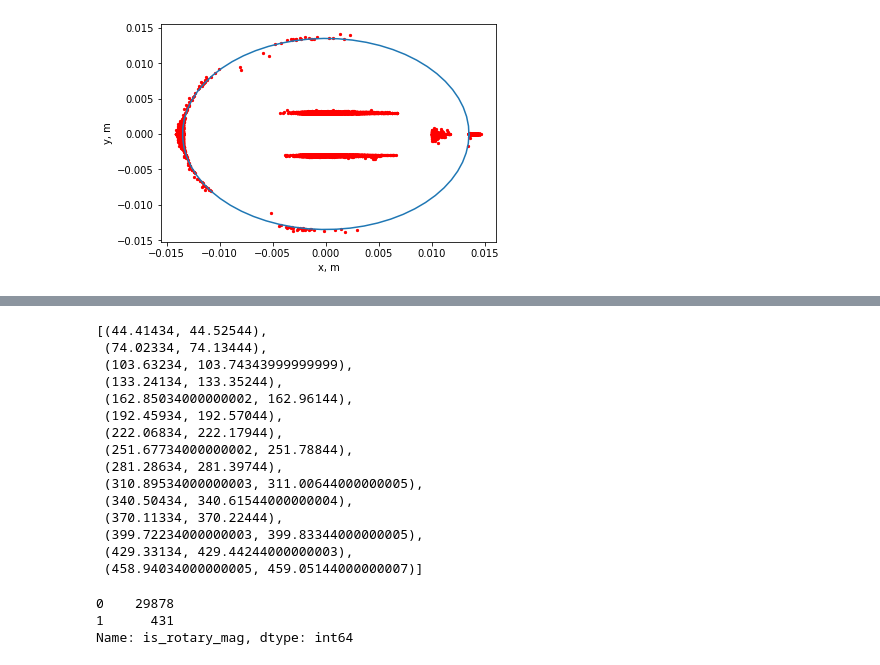
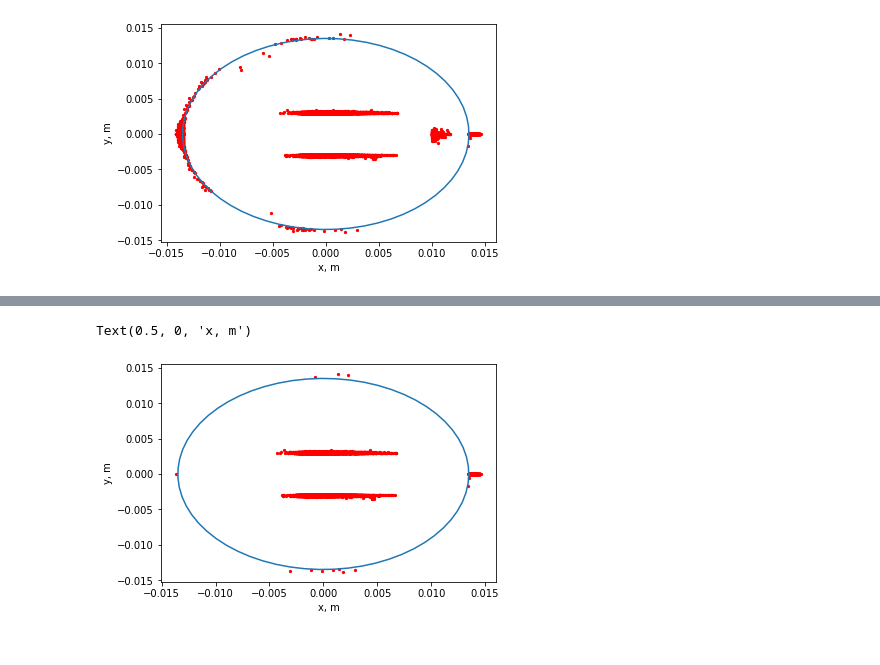
Before and after one commit to iremaize/jupyter, a Jupyter notebook: E_distrib.ipynb, the cells around one changed output, grey strips where cells are left out. Drawn from its saved outputs; the diff is of its cells as text; code cells hidden in the pictures.

```diff
--- a/E_distrib.ipynb
+++ b/E_distrib.ipynb
@@ -164,2 +102,0 @@ lost1_bladeless.plot(y='s', kind='hist', bins=60)
-# %%
-lost1.sort_values('s', axis=0, inplace=True)
@@ -207,31 +103,9 @@ periods = [(mag_pos1+i*super_per, mag_pos2+i*super_per) for i in range(1,16)]
-# %%
-periods
-# %% [output]
-[(44.41434, 44.52544),
- (74.02334, 74.13444),
- (103.63234, 103.74343999999999),
- (133.24134, 133.35244),
- (162.85034000000002, 162.96144),
- (192.45934, 192.57044),
- (222.06834, 222.17944),
- (251.67734000000002, 251.78844),
- (281.28634, 281.39744),
- (310.89534000000003, 311.00644000000005),
- (340.50434, 340.61544000000004),
- (370.11334, 370.22444),
- (399.72234000000003, 399.83344000000005),
- (429.33134, 429.44244000000003),
- (458.94034000000005, 459.05144000000007)]
-# %%
-k=0
-for i in periods:
-    k+=1
-    lost1[f'period{k}'] = lost1.s.between(i[0],i[1]).astype(int)
-    lost1['is_rotary_mag'] += lost1[f'period{k}']
-    lost1.drop(f'period{k}', axis=1, inplace=True)
-# %%
-lost1.is_rotary_mag.value_counts()
-# %% [output]
-0    29878
-1      431
-Name: is_rotary_mag, dtype: int64
+# %%
+mag_lin_distrib_df = lost1.loc[lost1.is_lin==1].drop('is_lin', axis=1)
+plt.scatter(mag_lin_distrib_df.x, mag_lin_distrib_df.y, c='red', s=5)
+plt.plot(ellipse_coord.ax, ellipse_coord.ay)
+plt.ylabel('y, m')
+plt.xlabel('x, m')
+# %% [output]
+Text(0.5, 0, 'x, m')
+[figure, added]
```
Also changed, not shown: parts of 38 cells of this notebook, 2 other files.
